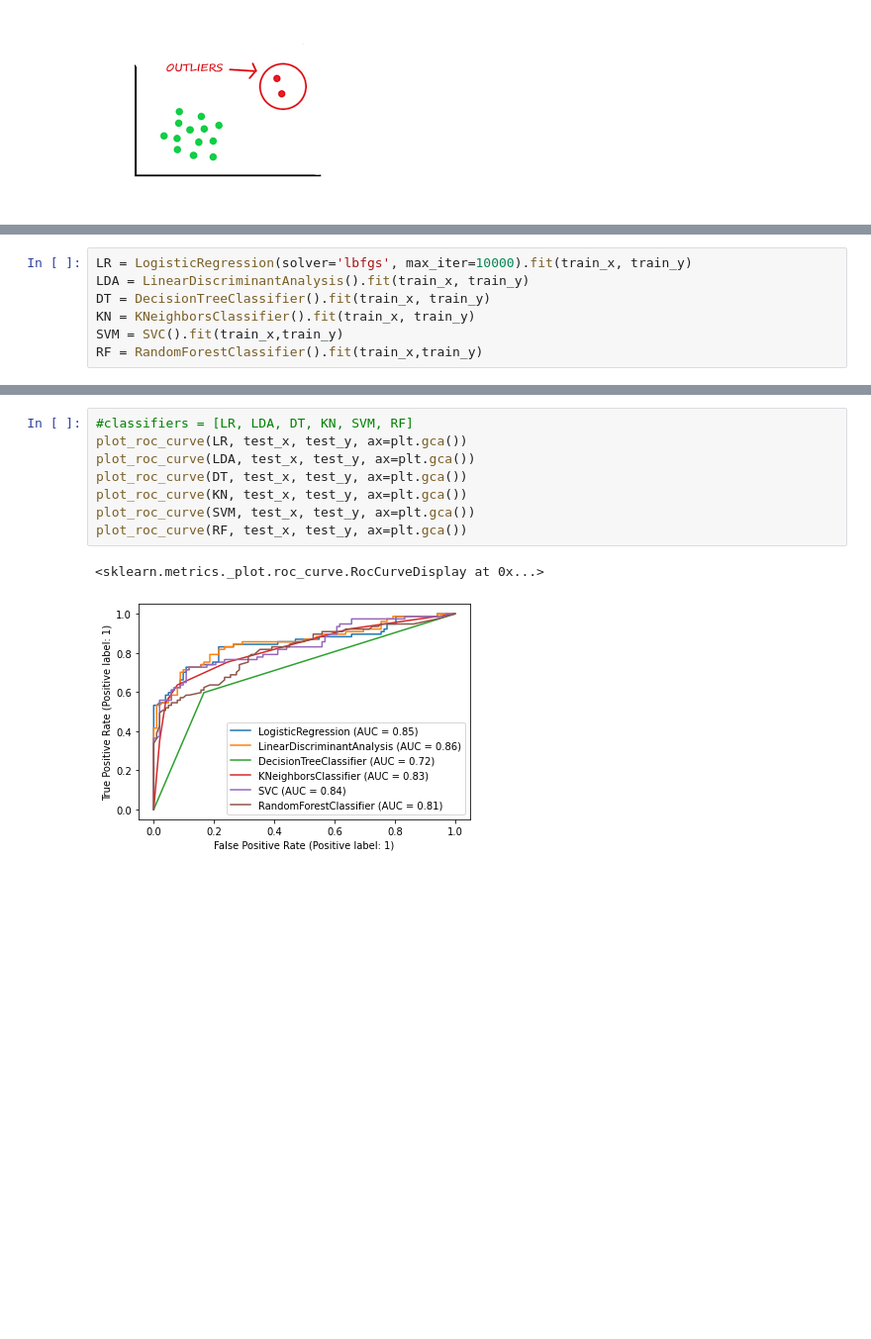
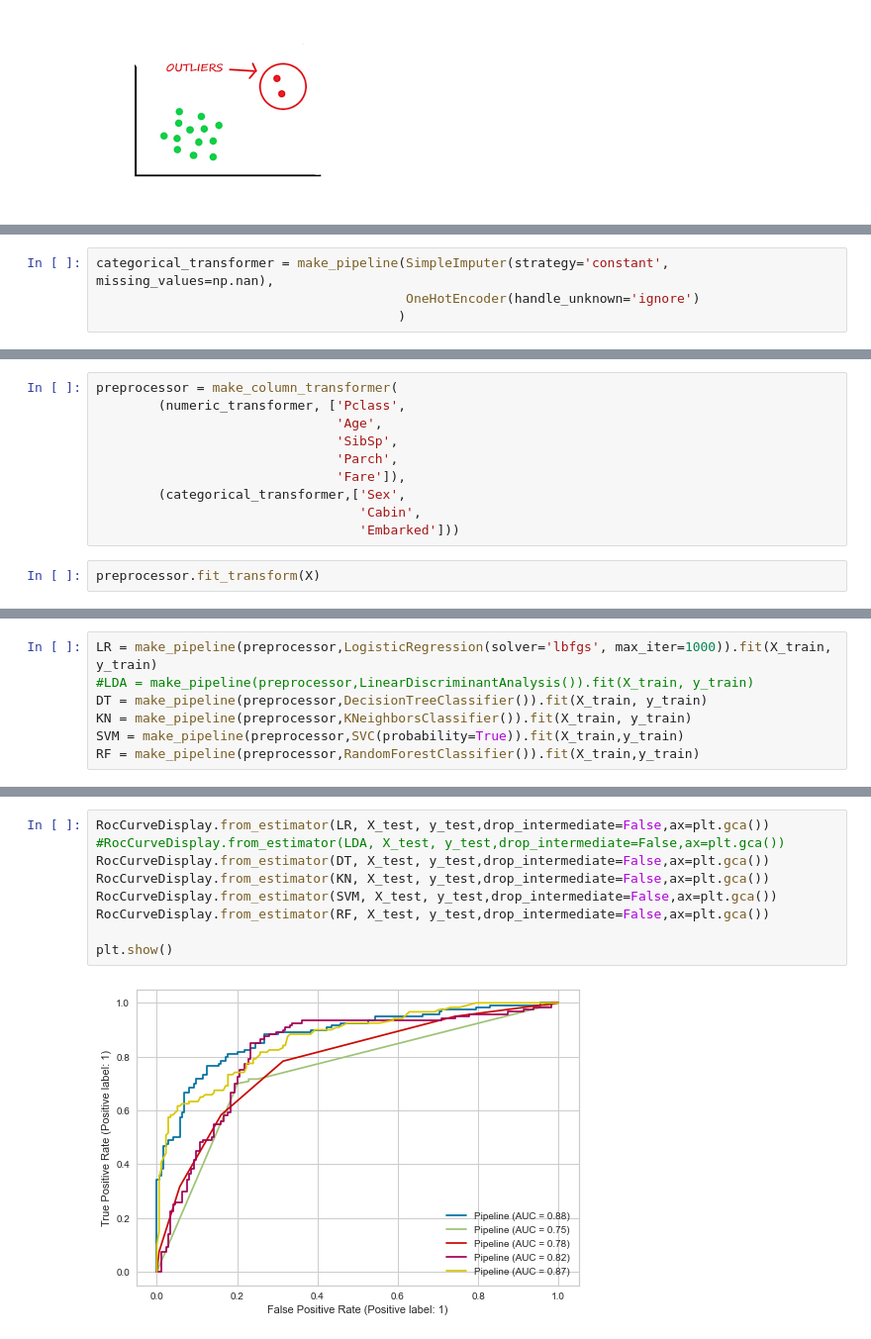
Before and after one commit to fgiordanelli/Projeto1, a Jupyter notebook: Projeto 4.ipynb, the cells around one changed output, grey strips where cells are left out. Shown: that part at 99% size. Saved outputs shown, nothing was run; the diff lists cells and outputs as text; blank space fills up the shorter version.

```diff
--- a/Projeto 4.ipynb
+++ b/Projeto 4.ipynb
@@ -133,0 +104,4 @@ train_x, test_x = train_x.align(test_x, join='inner', axis=1)
+# %%
+categorical_transformer = make_pipeline(SimpleImputer(strategy='constant', missing_values=np.nan),
+                                        OneHotEncoder(handle_unknown='ignore')
+                                       )
@@ -133,0 +120,12 @@ train_x, test_x = train_x.align(test_x, join='inner', axis=1)
+# %%
+preprocessor = make_column_transformer(
+        (numeric_transformer, ['Pclass',
+                               'Age',
+                               'SibSp',
+                               'Parch',
+                               'Fare']),
+        (categorical_transformer,['Sex',
+                                  'Cabin',
+                                  'Embarked']))
+# %%
+preprocessor.fit_transform(X)
@@ -137,7 +138,7 @@ train_x, test_x = train_x.align(test_x, join='inner', axis=1)
 # %%
-LR = LogisticRegression(solver='lbfgs', max_iter=10000).fit(train_x, train_y)
-LDA = LinearDiscriminantAnalysis().fit(train_x, train_y)
-DT = DecisionTreeClassifier().fit(train_x, train_y)
-KN = KNeighborsClassifier().fit(train_x, train_y)
-SVM = SVC().fit(train_x,train_y)
-RF = RandomForestClassifier().fit(train_x,train_y)
+LR = make_pipeline(preprocessor,LogisticRegression(solver='lbfgs', max_iter=1000)).fit(X_train, y_train)
+#LDA = make_pipeline(preprocessor,LinearDiscriminantAnalysis()).fit(X_train, y_train)
+DT = make_pipeline(preprocessor,DecisionTreeClassifier()).fit(X_train, y_train)
+KN = make_pipeline(preprocessor,KNeighborsClassifier()).fit(X_train, y_train)
+SVM = make_pipeline(preprocessor,SVC(probability=True)).fit(X_train,y_train)
+RF = make_pipeline(preprocessor,RandomForestClassifier()).fit(X_train,y_train)
@@ -224,11 +227,11 @@ plt.show()
 # %%
-#classifiers = [LR, LDA, DT, KN, SVM, RF]
-plot_roc_curve(LR, test_x, test_y, ax=plt.gca())
-plot_roc_curve(LDA, test_x, test_y, ax=plt.gca())
-plot_roc_curve(DT, test_x, test_y, ax=plt.gca())
-plot_roc_curve(KN, test_x, test_y, ax=plt.gca())
-plot_roc_curve(SVM, test_x, test_y, ax=plt.gca())
-plot_roc_curve(RF, test_x, test_y, ax=plt.gca())
+RocCurveDisplay.from_estimator(LR, X_test, y_test,drop_intermediate=False,ax=plt.gca())
+#RocCurveDisplay.from_estimator(LDA, X_test, y_test,drop_intermediate=False,ax=plt.gca())
+RocCurveDisplay.from_estimator(DT, X_test, y_test,drop_intermediate=False,ax=plt.gca())
+RocCurveDisplay.from_estimator(KN, X_test, y_test,drop_intermediate=False,ax=plt.gca())
+RocCurveDisplay.from_estimator(SVM, X_test, y_test,drop_intermediate=False,ax=plt.gca())
+RocCurveDisplay.from_estimator(RF, X_test, y_test,drop_intermediate=False,ax=plt.gca())
+
+plt.show()
 # %% [output]
-<sklearn.metrics._plot.roc_curve.RocCurveDisplay at 0x...>
-[figure, old version]
+[figure, new version]
```
Also changed, not shown: parts of 42 cells of this notebook, 6 other files.
